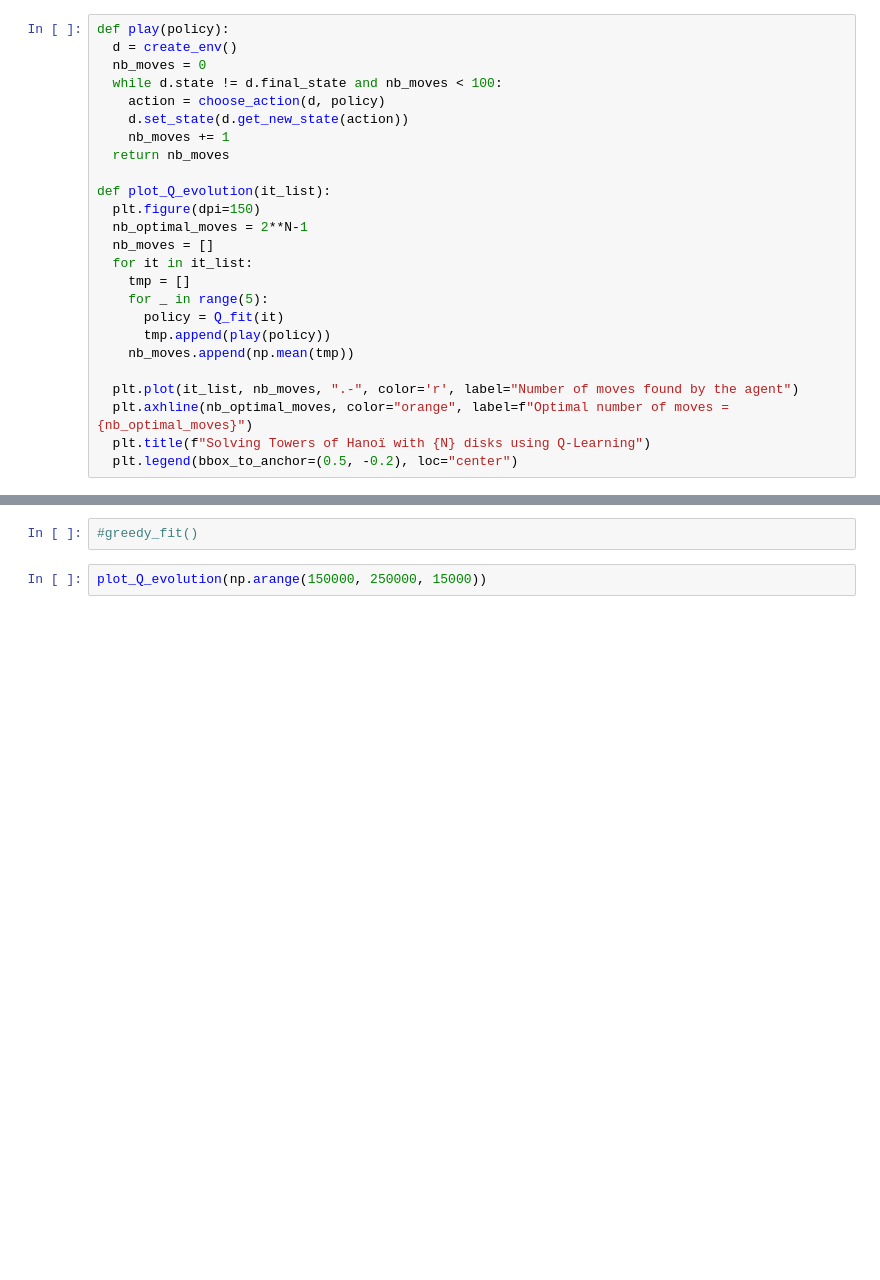
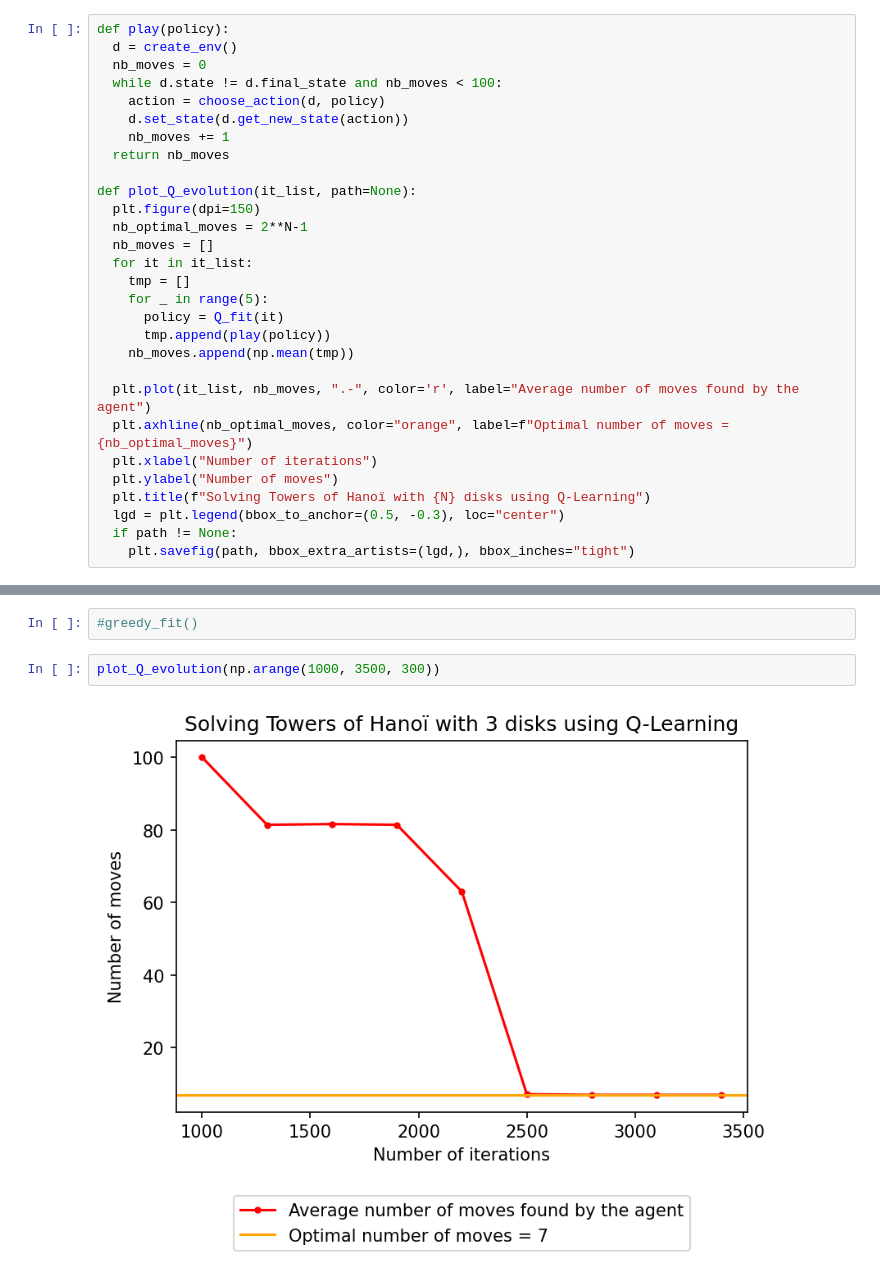
Before and after one commit to gaetanserre/Reinforcement-learning-algorithms, a Jupyter notebook: Q-Learning/agent.ipynb, the cells around one changed output, grey strips where cells are left out. Saved outputs shown, nothing was run; the diff lists cells and outputs as text; blank space fills up the shorter version.

```diff
--- a/Q-Learning/agent.ipynb
+++ b/Q-Learning/agent.ipynb
@@ -82,7 +81,7 @@ def play(policy):
     nb_moves += 1
   return nb_moves
 
-def plot_Q_evolution(it_list):
+def plot_Q_evolution(it_list, path=None):
   plt.figure(dpi=150)
   nb_optimal_moves = 2**N-1
   nb_moves = []
@@ -93,9 +92,13 @@ def plot_Q_evolution(it_list):
       tmp.append(play(policy))
     nb_moves.append(np.mean(tmp))
 
-  plt.plot(it_list, nb_moves, ".-", color='r', label="Number of moves found by the agent")
+  plt.plot(it_list, nb_moves, ".-", color='r', label="Average number of moves found by the agent")
   plt.axhline(nb_optimal_moves, color="orange", label=f"Optimal number of moves = {nb_optimal_moves}")
+  plt.xlabel("Number of iterations")
+  plt.ylabel("Number of moves")
   plt.title(f"Solving Towers of Hanoï with {N} disks using Q-Learning")
-  plt.legend(bbox_to_anchor=(0.5, -0.2), loc="center")
+  lgd = plt.legend(bbox_to_anchor=(0.5, -0.3), loc="center")
+  if path != None:
+    plt.savefig(path, bbox_extra_artists=(lgd,), bbox_inches="tight")
 # %%
 env = Hanoi
@@ -110,4 +108,6 @@ play(policy)
 # %%
 #greedy_fit()
 # %%
-plot_Q_evolution(np.arange(150000, 250000, 15000))
+plot_Q_evolution(np.arange(1000, 3500, 300))
+# %% [output]
+[figure, added]
```
Also changed, not shown: parts of 4 cells of this notebook, 9 other files.
